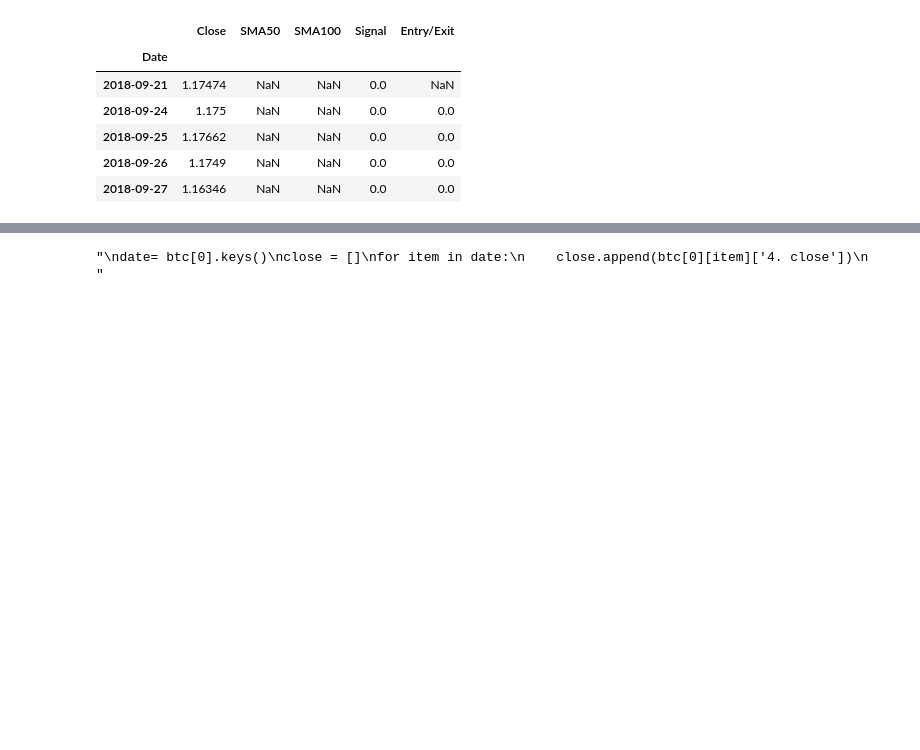
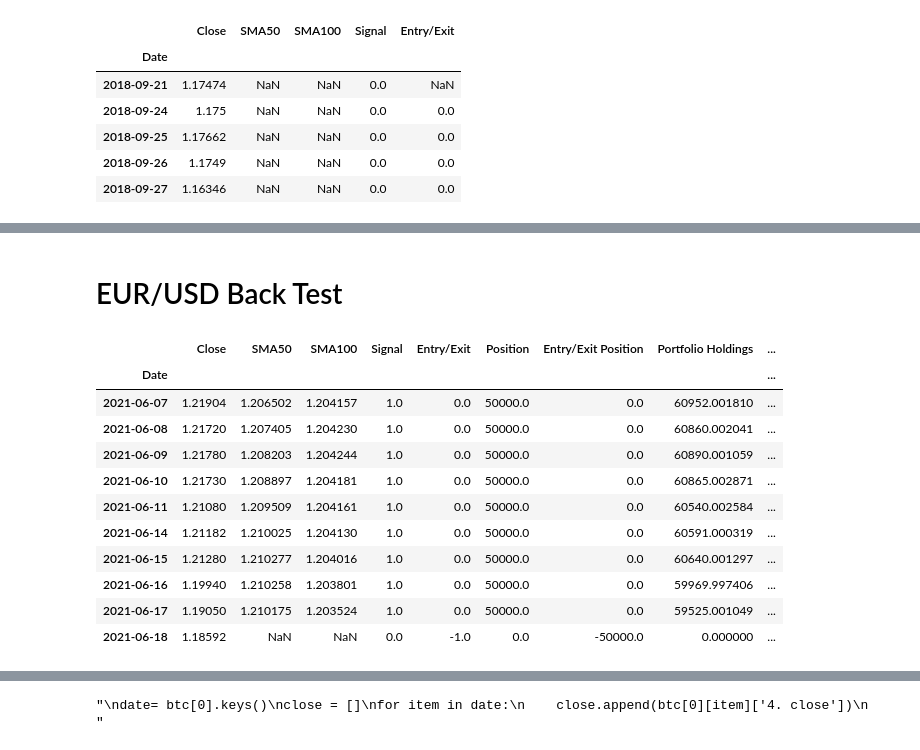
Before and after one commit to tatejones919/Algorithmic_Trading, a Jupyter notebook: back_testing.ipynb, the cells around one changed output, grey strips where cells are left out. Drawn from its saved outputs; the diff is of its cells as text; code cells hidden in the pictures; blank space fills up the shorter version.

```diff
--- a/back_testing.ipynb
+++ b/back_testing.ipynb
@@ -64,8 +66,8 @@ long_window = 100
 signals_df = signals_df.set_index("Date", drop=True)
 
 # Generate the short and long moving averages (50 and 100 days, respectively)
-signals_df["SMA50"] = signals_df["Close"].rolling(window=short_window).mean()
-signals_df["SMA100"] = signals_df["Close"].rolling(window=long_window).mean()
+signals_df["SMA50"] = signals_df["Close"].rolling(window=short_window).mean().shift(-1)
+signals_df["SMA100"] = signals_df["Close"].rolling(window=long_window).mean().shift(-1)
 signals_df["Signal"] = 0.0
 
 # Generate the trading signal 0 or 1,
@@ -132,3 +134,48 @@ entry_exit_plot = security_close * moving_avgs * entry * exit
 entry_exit_plot.opts(xaxis=None)
 # %% [output]
 [interactive output not drawn]
+# %% [markdown]
+# EUR/USD Back Test
+# %%
+# Set initial capital
+initial_capital_eur = float(100000)
+
+# Set the share size
+share_size_eur = 50000
+
+# Take a 500 share position where the dual moving average crossover is 1 (SMA50 is greater than SMA100)
+signals_df['Position'] = share_size_eur * signals_df['Signal']
+
+# Find the points in time where a 500 share position is bought or sold
+signals_df['Entry/Exit Position'] = signals_df['Position'].diff()
+
+# Multiply share price by entry/exit positions and get the cumulatively sum
+signals_df['Portfolio Holdings'] = signals_df['Close'] * signals_df['Entry/Exit Position'].cumsum()
+
+# Subtract the initial capital by the portfolio holdings to get the amount of liquid cash in the portfolio
+signals_df['Portfolio Cash'] = initial_capital_eur - (signals_df['Close'] * signals_df['Entry/Exit Position']).cumsum()
+
+# Get the total portfolio value by adding the cash amount by the portfolio holdings (or investments)
+signals_df['Portfolio Total'] = signals_df['Portfolio Cash'] + signals_df['Portfolio Holdings']
+
+# Calculate the portfolio daily returns
+signals_df['Portfolio Daily Returns'] = signals_df['Portfolio Total'].pct_change()
+
+# Calculate the cumulative returns
+signals_df['Portfolio Cumulative Returns'] = (1 + signals_df['Portfolio Daily Returns']).cumprod() - 1
+
+# Print the DataFrame
+signals_df.tail(10)
+# %% [output]
+|  | Close | SMA50 | SMA100 | Signal | Entry/Exit | Position | Entry/Exit Position | Portfolio Holdings | ... |
+| Date |  |  |  |  |  |  |  |  | ... |
+| 2021-06-07 | 1.21904 | 1.206502 | 1.204157 | 1.0 | 0.0 | 50000.0 | 0.0 | 60952.001810 | ... |
+| 2021-06-08 | 1.21720 | 1.207405 | 1.204230 | 1.0 | 0.0 | 50000.0 | 0.0 | 60860.002041 | ... |
+| 2021-06-09 | 1.21780 | 1.208203 | 1.204244 | 1.0 | 0.0 | 50000.0 | 0.0 | 60890.001059 | ... |
+| 2021-06-10 | 1.21730 | 1.208897 | 1.204181 | 1.0 | 0.0 | 50000.0 | 0.0 | 60865.002871 | ... |
+| 2021-06-11 | 1.21080 | 1.209509 | 1.204161 | 1.0 | 0.0 | 50000.0 | 0.0 | 60540.002584 | ... |
+| 2021-06-14 | 1.21182 | 1.210025 | 1.204130 | 1.0 | 0.0 | 50000.0 | 0.0 | 60591.000319 | ... |
+| 2021-06-15 | 1.21280 | 1.210277 | 1.204016 | 1.0 | 0.0 | 50000.0 | 0.0 | 60640.001297 | ... |
+| 2021-06-16 | 1.19940 | 1.210258 | 1.203801 | 1.0 | 0.0 | 50000.0 | 0.0 | 59969.997406 | ... |
+| 2021-06-17 | 1.19050 | 1.210175 | 1.203524 | 1.0 | 0.0 | 50000.0 | 0.0 | 59525.001049 | ... |
+| 2021-06-18 | 1.18592 | NaN | NaN | 0.0 | -1.0 | 0.0 | -50000.0 | 0.000000 | ... |
```
Also changed, not shown: parts of 28 cells of this notebook, 3 other files.
